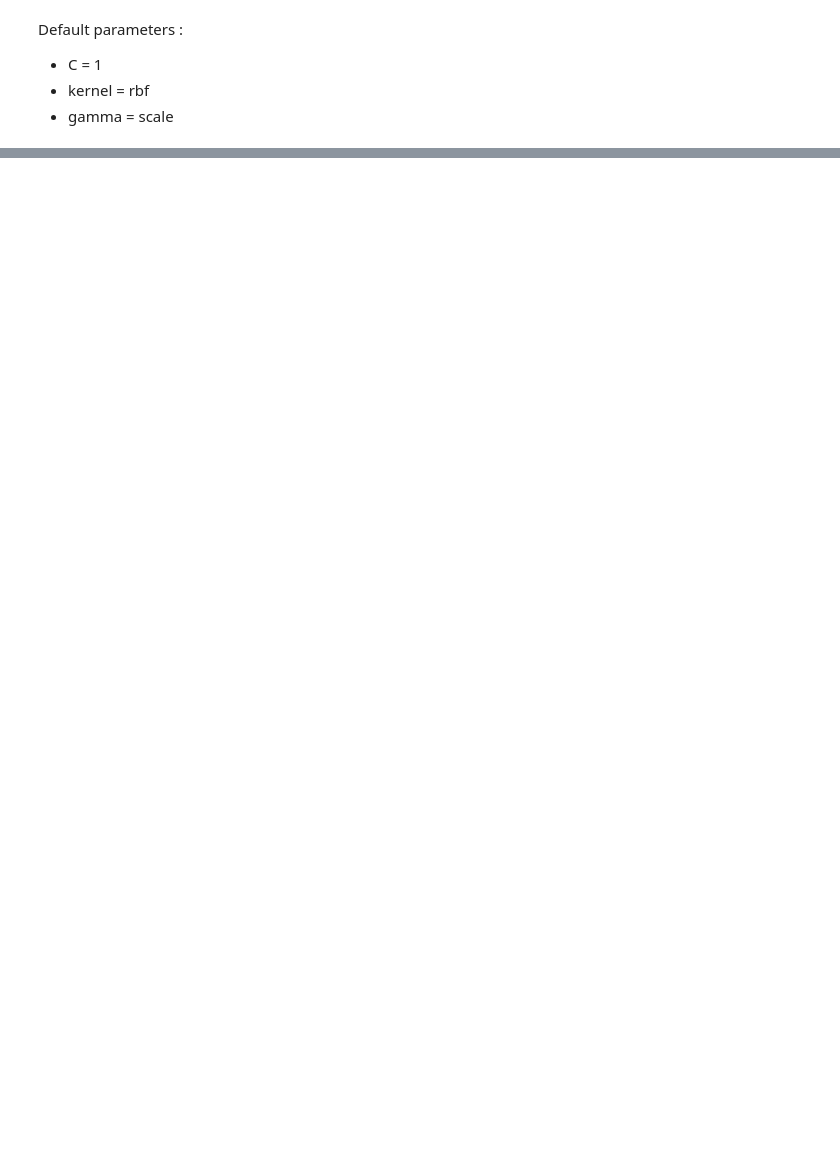
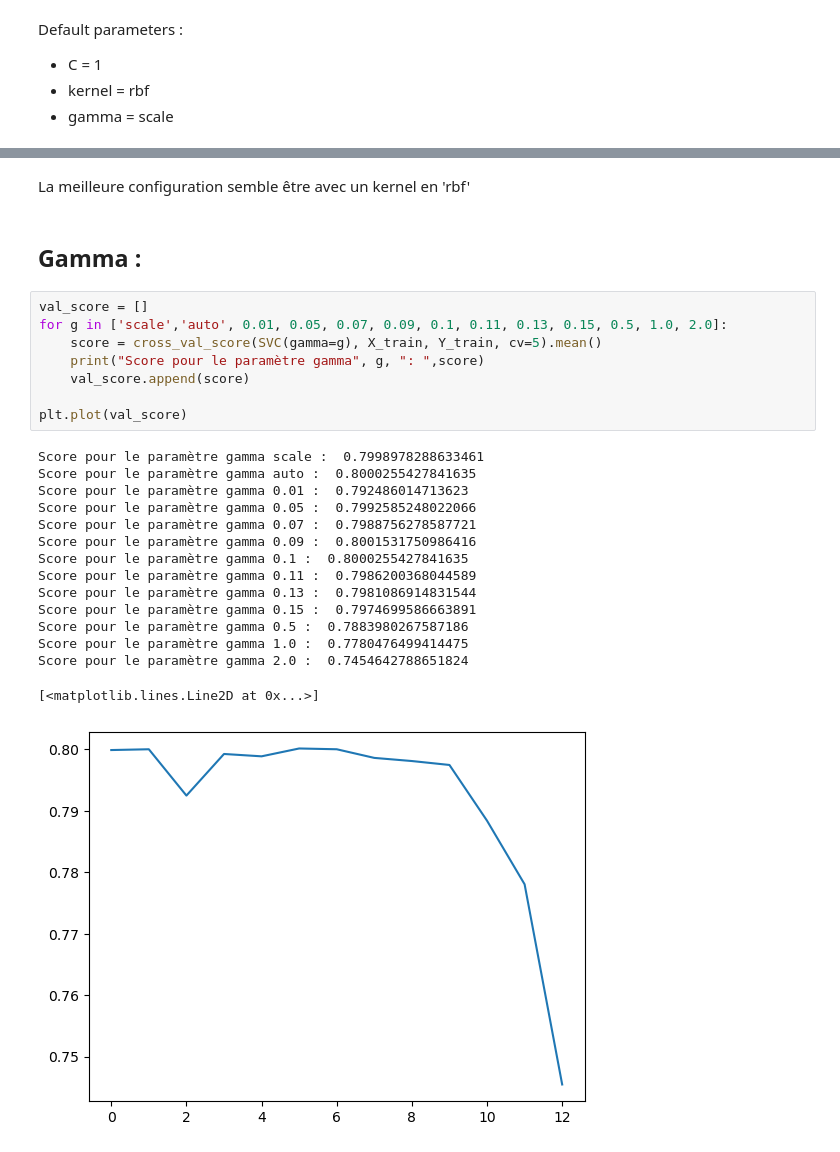
Before and after one commit to thomasclgnt/AS, a Jupyter notebook: SVM.ipynb, the cells around one changed output, grey strips where cells are left out. Drawn from its saved outputs; the diff is of its cells as text; blank space fills up the shorter version.

```diff
--- a/SVM.ipynb
+++ b/SVM.ipynb
@@ -85,3 +106,31 @@ plt.plot(val_score)
 # %% [output]
 [<matplotlib.lines.Line2D at 0x...>]
 [figure]
+# %% [markdown]
+La meilleure configuration semble être avec un kernel en 'rbf'
+# %% [markdown]
+## Gamma :
+# %%
+val_score = []
+for g in ['scale','auto', 0.01, 0.05, 0.07, 0.09, 0.1, 0.11, 0.13, 0.15, 0.5, 1.0, 2.0]:
+    score = cross_val_score(SVC(gamma=g), X_train, Y_train, cv=5).mean()
+    print("Score pour le paramètre gamma", g, ": ",score)
+    val_score.append(score)
+
+plt.plot(val_score)
+# %% [output]
+Score pour le paramètre gamma scale :  0.7998978288633461
+Score pour le paramètre gamma auto :  0.8000255427841635
+Score pour le paramètre gamma 0.01 :  0.792486014713623
+Score pour le paramètre gamma 0.05 :  0.7992585248022066
+Score pour le paramètre gamma 0.07 :  0.7988756278587721
+Score pour le paramètre gamma 0.09 :  0.8001531750986416
+Score pour le paramètre gamma 0.1 :  0.8000255427841635
+Score pour le paramètre gamma 0.11 :  0.7986200368044589
+Score pour le paramètre gamma 0.13 :  0.7981086914831544
+Score pour le paramètre gamma 0.15 :  0.7974699586663891
+Score pour le paramètre gamma 0.5 :  0.7883980267587186
+Score pour le paramètre gamma 1.0 :  0.7780476499414475
+Score pour le paramètre gamma 2.0 :  0.7454642788651824
+[<matplotlib.lines.Line2D at 0x...>]
+[figure, added]
```
Also changed, not shown: parts of 33 cells of this notebook, 1 other file.
